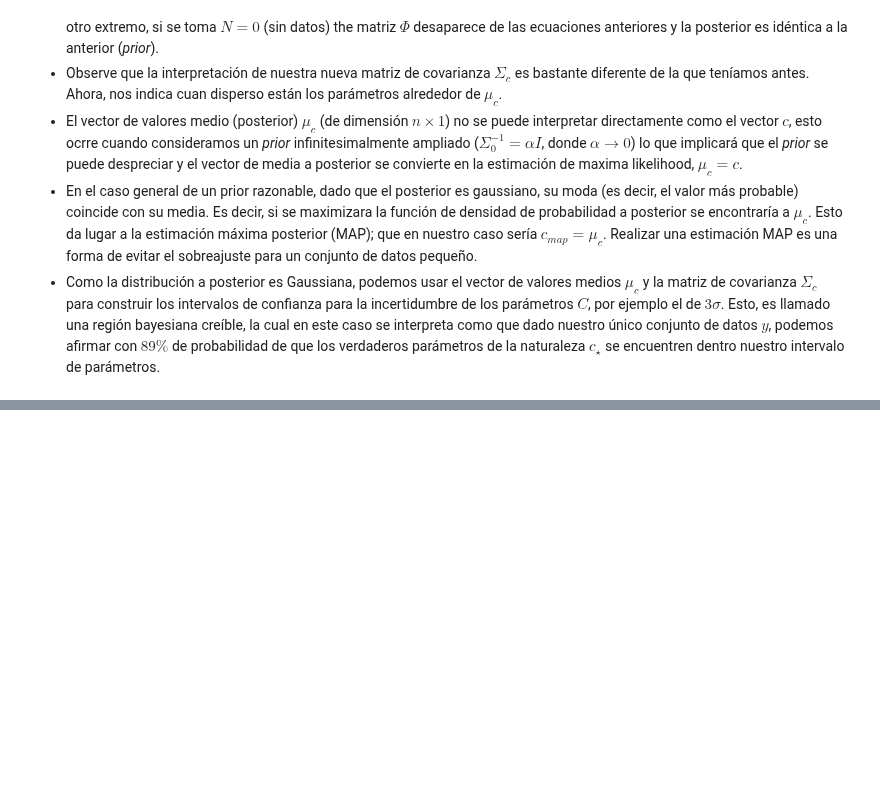
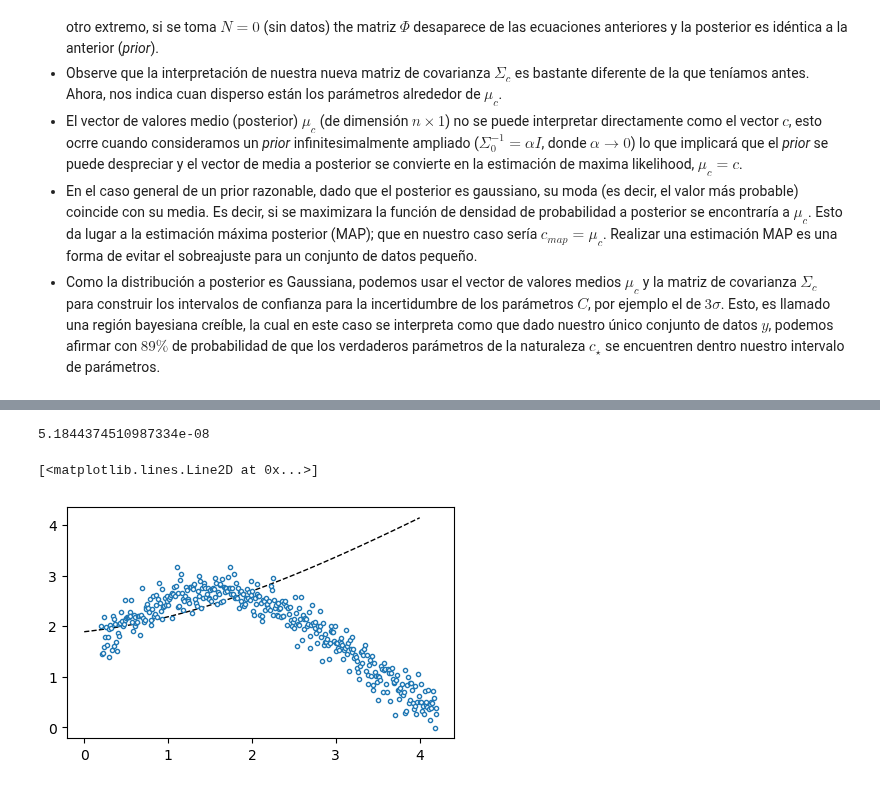
Before and after one commit to Mandy8808/Metodos_Numericos_2024, a Jupyter notebook: Lectures/Primer_Bloque/Lecture_part7.ipynb, the cells around one changed output, grey strips where cells are left out. Saved outputs shown, nothing was run; the diff lists cells and outputs as text; code cells hidden in the pictures; blank space fills up the shorter version.

```diff
--- a/Lectures/Primer_Bloque/Lecture_part7.ipynb
+++ b/Lectures/Primer_Bloque/Lecture_part7.ipynb
@@ -700,0 +1180,35 @@ El programa principal emplea el mismo conjunto de datos y dos modelos utilizados
+# %%
+sts = (1.5, 1.2, 0.15, 0.08)
+data = generatedata(400, 0.2, 4.2, sts)
+dataU = [data[0], data[1]]
+DatWval, Datsjvalues = mainNeural(dataU, M=10)
+# %%
+Ndat =  155
+sts = (1.5, 1.2, 0.15, 0.08)
+data = generatedata(400, 0.2, 4.2, sts)
+np.random.seed(5179)
+W = np.random.uniform(-1, 1, (4, 10))
+W, s = sgd(W, data[0, Ndat], data[1, Ndat])
+print(s)
+# %% [output]
+5.1844374510987334e-08
+# %%
+DatWvalM = np.mean(DatWval, axis=0)
+# %%
+xval = np.linspace(0, 4)
+
+yval = []
+for i in xval:
+  _, pofx = getzspofx(DatWvalM, i, soft)
+  yval.append(pofx)
+
+fig, ax = plt.subplots(1, 1, figsize=(5, 3), gridspec_kw=dict(hspace=0.2, wspace=.2))
+
+ax.errorbar(data[0, :], data[1, :], ls='', marker='o', mfc='white', ms=3, mew=1, label=r'Datos')
+ax.plot(xval, yval, ls='--', lw=1, c='k')
+
+#ax.set_yscale('log')
+#ax.set_ylim(1e02, 1e05)
+# %% [output]
+[<matplotlib.lines.Line2D at 0x...>]
+[figure, added]
```
Also changed, not shown: parts of 34 cells of this notebook, 29 other files.
